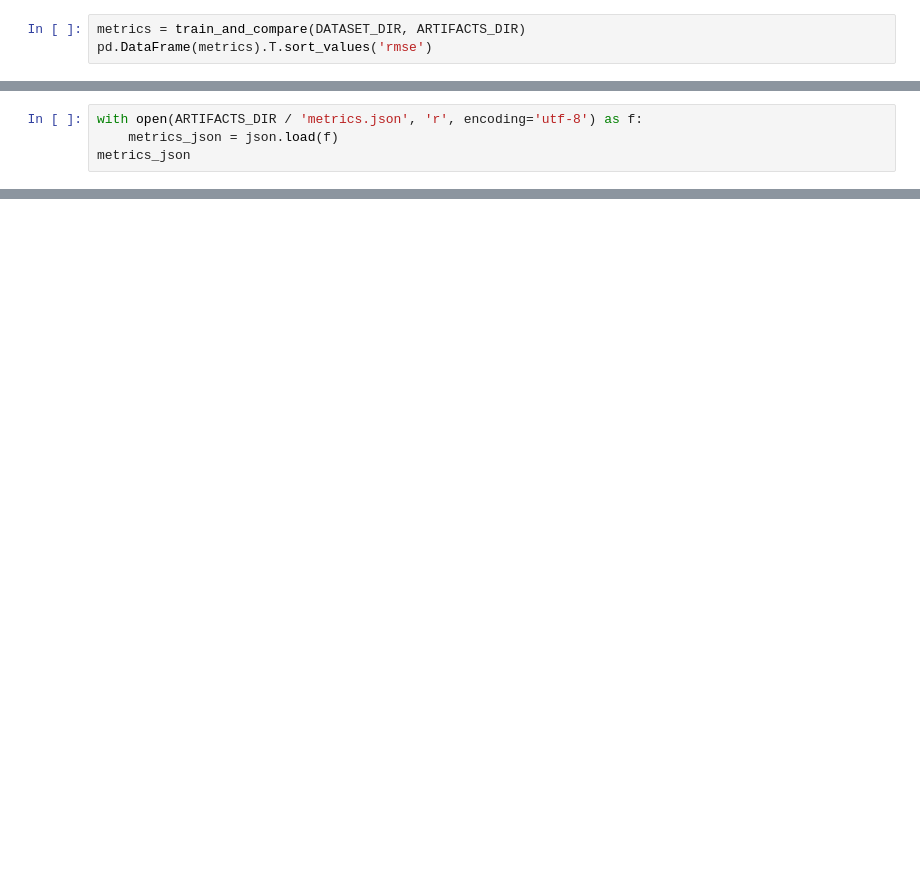
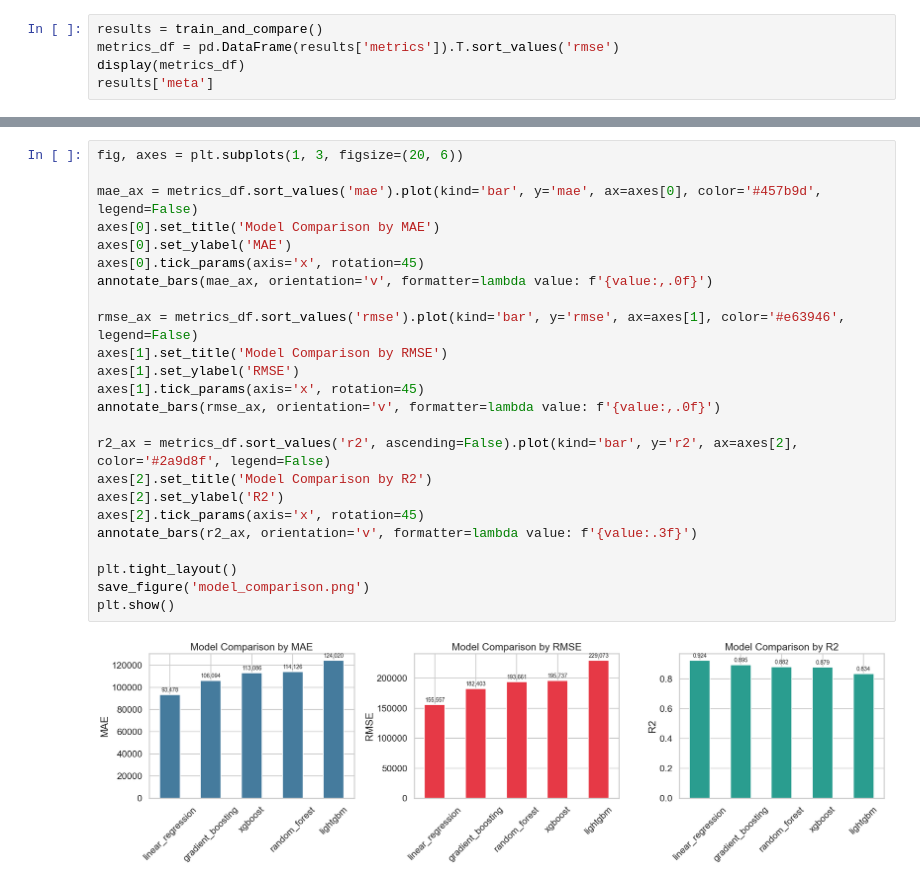
Before and after one commit to SamWang3047/Melbourne-Housing-Price-Predictor, a Jupyter notebook: notebooks/melbourne_housing_model.ipynb, the cells around one changed output, grey strips where cells are left out. Drawn from its saved outputs; the diff is of its cells as text; blank space fills up the shorter version.

```diff
--- a/notebooks/melbourne_housing_model.ipynb
+++ b/notebooks/melbourne_housing_model.ipynb
@@ -30,3 +698,5 @@ feat_df[['locality','year','quarter','median_price','lag_1','lag_2','rolling_mea
 # %%
-metrics = train_and_compare(DATASET_DIR, ARTIFACTS_DIR)
-pd.DataFrame(metrics).T.sort_values('rmse')
+results = train_and_compare()
+metrics_df = pd.DataFrame(results['metrics']).T.sort_values('rmse')
+display(metrics_df)
+results['meta']
@@ -33,4 +713,0 @@ pd.DataFrame(metrics).T.sort_values('rmse')
-# %%
-with open(ARTIFACTS_DIR / 'metrics.json', 'r', encoding='utf-8') as f:
-    metrics_json = json.load(f)
-metrics_json
@@ -36,0 +718,26 @@ metrics_json
+# %%
+fig, axes = plt.subplots(1, 3, figsize=(20, 6))
+
+mae_ax = metrics_df.sort_values('mae').plot(kind='bar', y='mae', ax=axes[0], color='#457b9d', legend=False)
+axes[0].set_title('Model Comparison by MAE')
+axes[0].set_ylabel('MAE')
+axes[0].tick_params(axis='x', rotation=45)
+annotate_bars(mae_ax, orientation='v', formatter=lambda value: f'{value:,.0f}')
+
+rmse_ax = metrics_df.sort_values('rmse').plot(kind='bar', y='rmse', ax=axes[1], color='#e63946', legend=False)
+axes[1].set_title('Model Comparison by RMSE')
+axes[1].set_ylabel('RMSE')
+axes[1].tick_params(axis='x', rotation=45)
+annotate_bars(rmse_ax, orientation='v', formatter=lambda value: f'{value:,.0f}')
+
+r2_ax = metrics_df.sort_values('r2', ascending=False).plot(kind='bar', y='r2', ax=axes[2], color='#2a9d8f', legend=False)
+axes[2].set_title('Model Comparison by R2')
+axes[2].set_ylabel('R2')
+axes[2].tick_params(axis='x', rotation=45)
+annotate_bars(r2_ax, orientation='v', formatter=lambda value: f'{value:.3f}')
+
+plt.tight_layout()
+save_figure('model_comparison.png')
+plt.show()
+# %% [output]
+[figure, added]
```
Also changed, not shown: parts of 36 cells of this notebook, 15 other files.
